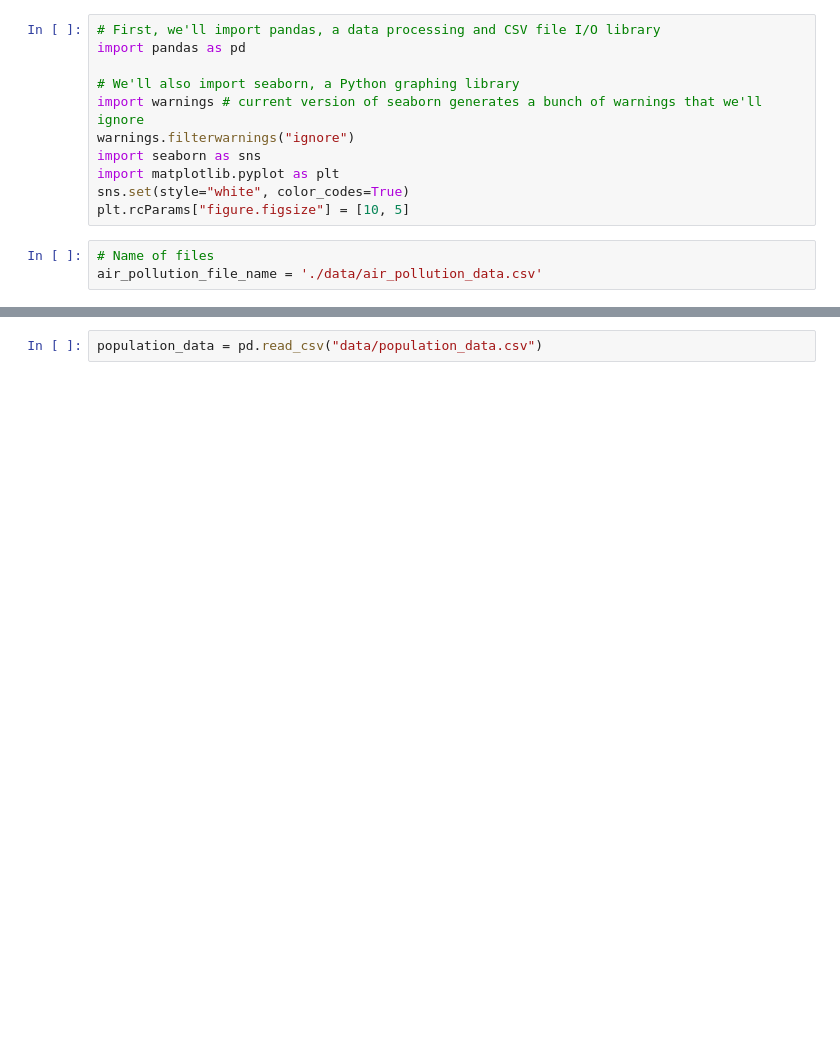
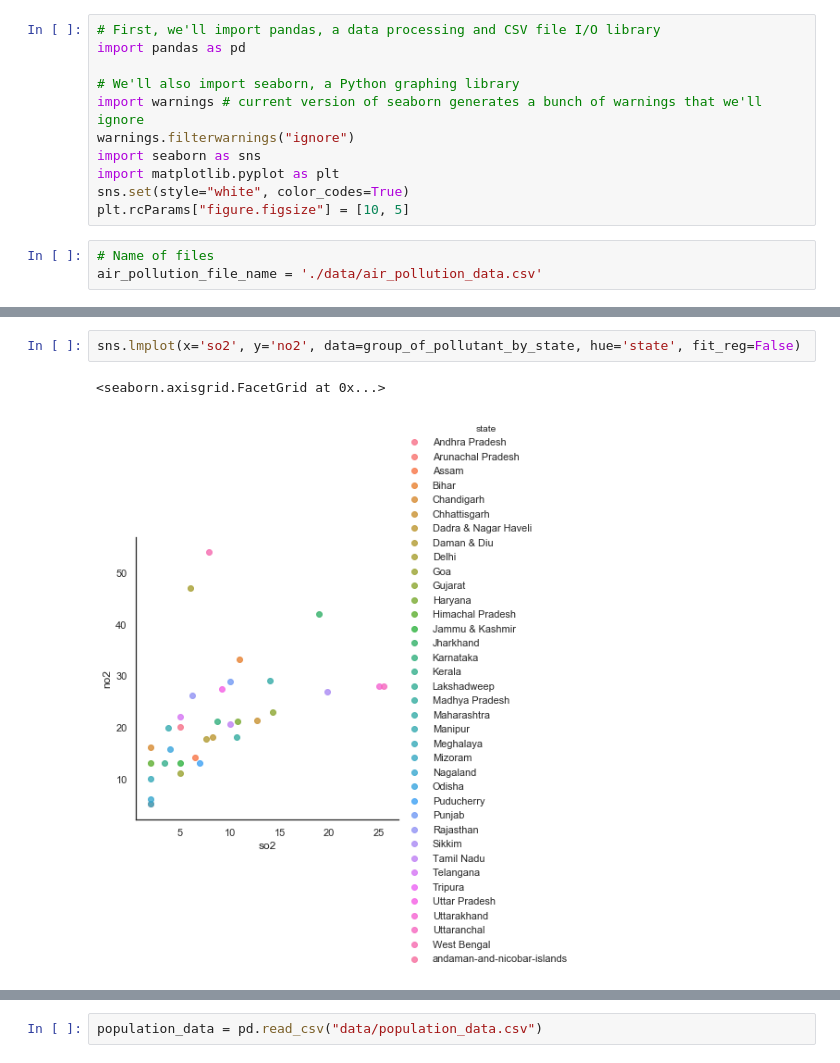
Before and after one commit to Rohan0401/AI4ClimateChange, a Jupyter notebook: India_Air_Pollution_Analysis.ipynb, the cells around one changed output, grey strips where cells are left out. Drawn from its saved outputs; the diff is of its cells as text; blank space fills up the shorter version.

```diff
--- a/India_Air_Pollution_Analysis.ipynb
+++ b/India_Air_Pollution_Analysis.ipynb
@@ -56,0 +88,5 @@ air_pollition_data.groupby(['location', 'state']).mean().sort_values(pollutant_v
+# %%
+sns.lmplot(x='so2', y='no2', data=group_of_pollutant_by_state, hue='state', fit_reg=False)
+# %% [output]
+<seaborn.axisgrid.FacetGrid at 0x...>
+[figure, added]
```
Also changed, not shown: parts of 67 cells of this notebook, 1 other file.
